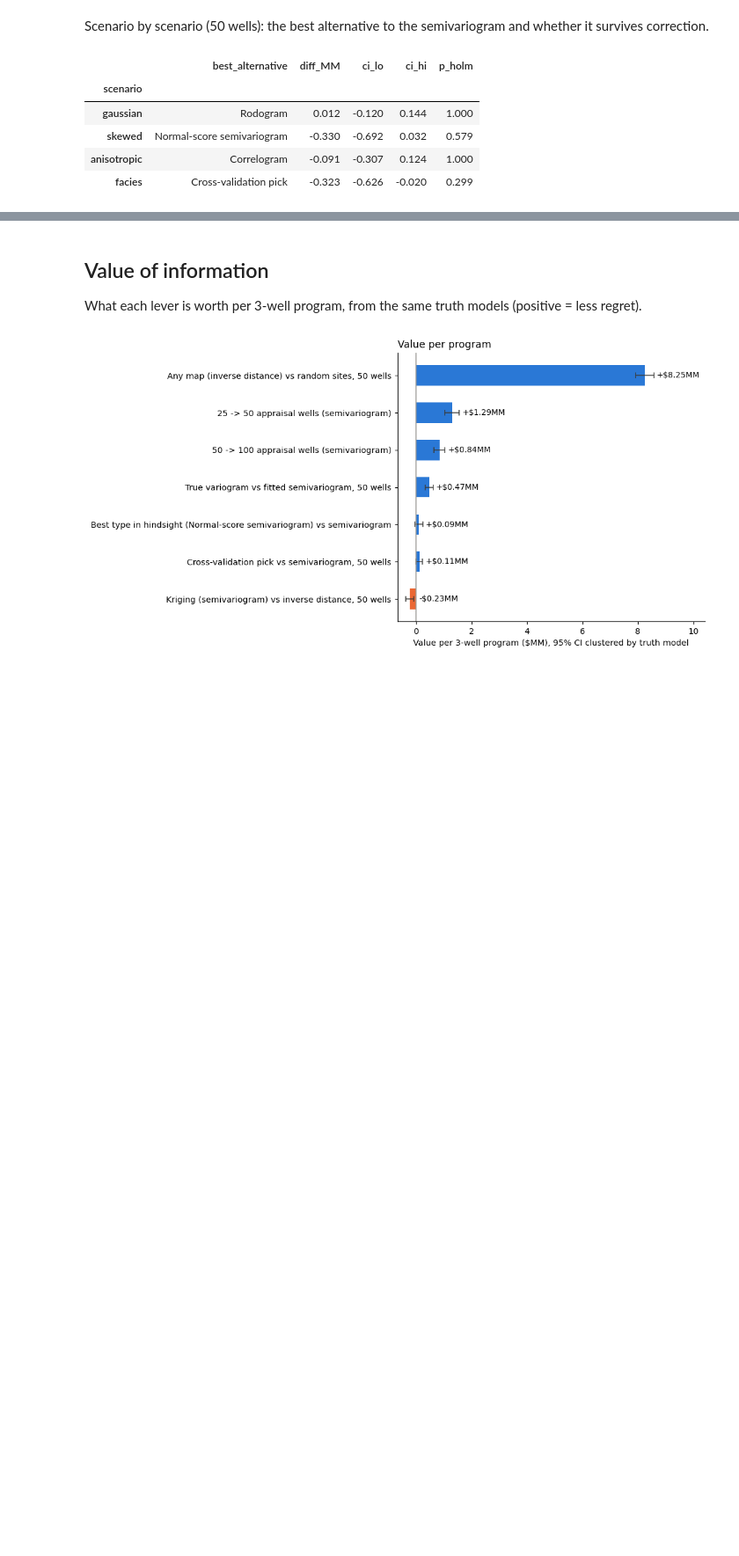
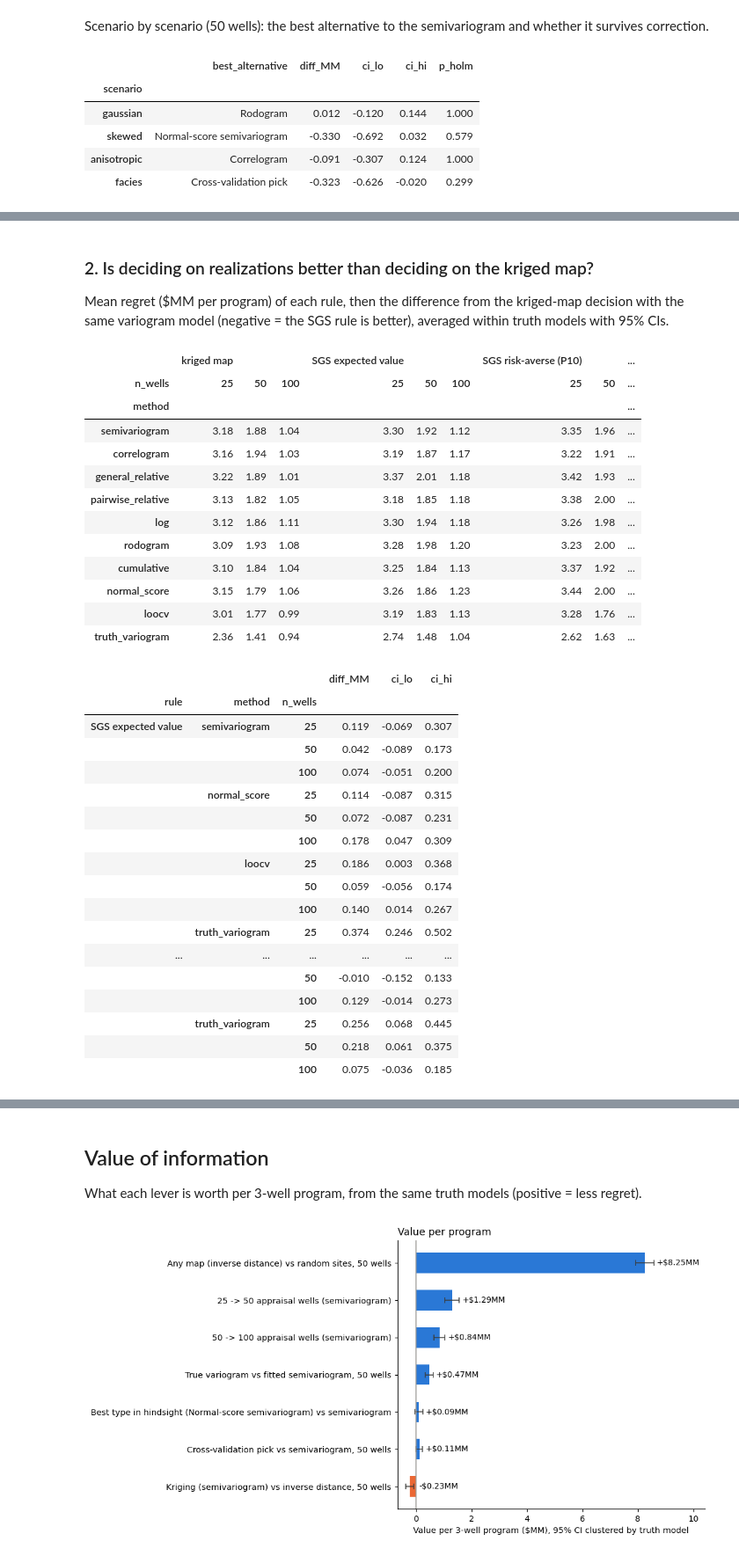
Before and after one commit to nkanter04/variogram-type-study, a Jupyter notebook: 03_kriging_decisions.ipynb, the cells around one changed output, grey strips where cells are left out. Shown at 88% size. Cells and saved outputs as stored; diff of their text form; code cells hidden in the pictures; blank space fills up the shorter version.

```diff
--- a/03_kriging_decisions.ipynb
+++ b/03_kriging_decisions.ipynb
@@ -151,0 +195,5 @@ pd.DataFrame(rows).set_index('scenario').round(3)
+# %%
+R_ = run_study('main')
+dec_ = R_['decisions']
+sep = A.type_separation(dec_)
+sep.round(3)
@@ -151,0 +212,46 @@ pd.DataFrame(rows).set_index('scenario').round(3)
+# %% [markdown]
+### 2. Is deciding on realizations better than deciding on the kriged map?
+
+Mean regret ($MM per program) of each rule, then the difference from the kriged-map decision with the same variogram
+model (negative = the SGS rule is better), averaged within truth models with 95% CIs.
+# %%
+tab = []
+for rule, suf in A.RULES.items():
+    d = A.rule_frame(dec_, suf)
+    t = d[d.method.isin(C.VTYPES + ['loocv', 'truth_variogram'])].pivot_table(index='method', columns='n_wells', values='regret_MM')
+    tab.append(pd.concat({rule: t}, axis=1))
+display(pd.concat(tab, axis=1).loc[C.VTYPES + ['loocv', 'truth_variogram']].round(2))
+rv = A.rule_vs_kriging(dec_)
+rv.round(3)
+# %% [output]
+|  | kriged map |  |  | SGS expected value |  |  | SGS risk-averse (P10) |  | ... |
+| n_wells | 25 | 50 | 100 | 25 | 50 | 100 | 25 | 50 | ... |
+| method |  |  |  |  |  |  |  |  | ... |
+| semivariogram | 3.18 | 1.88 | 1.04 | 3.30 | 1.92 | 1.12 | 3.35 | 1.96 | ... |
+| correlogram | 3.16 | 1.94 | 1.03 | 3.19 | 1.87 | 1.17 | 3.22 | 1.91 | ... |
+| general_relative | 3.22 | 1.89 | 1.01 | 3.37 | 2.01 | 1.18 | 3.42 | 1.93 | ... |
+| pairwise_relative | 3.13 | 1.82 | 1.05 | 3.18 | 1.85 | 1.18 | 3.38 | 2.00 | ... |
+| log | 3.12 | 1.86 | 1.11 | 3.30 | 1.94 | 1.18 | 3.26 | 1.98 | ... |
+| rodogram | 3.09 | 1.93 | 1.08 | 3.28 | 1.98 | 1.20 | 3.23 | 2.00 | ... |
+| cumulative | 3.10 | 1.84 | 1.04 | 3.25 | 1.84 | 1.13 | 3.37 | 1.92 | ... |
+| normal_score | 3.15 | 1.79 | 1.06 | 3.26 | 1.86 | 1.23 | 3.44 | 2.00 | ... |
+| loocv | 3.01 | 1.77 | 0.99 | 3.19 | 1.83 | 1.13 | 3.28 | 1.76 | ... |
+| truth_variogram | 2.36 | 1.41 | 0.94 | 2.74 | 1.48 | 1.04 | 2.62 | 1.63 | ... |
+|  |  |  | diff_MM | ci_lo | ci_hi |
+| rule | method | n_wells |  |  |  |
+| SGS expected value | semivariogram | 25 | 0.119 | -0.069 | 0.307 |
+|  |  | 50 | 0.042 | -0.089 | 0.173 |
+|  |  | 100 | 0.074 | -0.051 | 0.200 |
+|  | normal_score | 25 | 0.114 | -0.087 | 0.315 |
+|  |  | 50 | 0.072 | -0.087 | 0.231 |
+|  |  | 100 | 0.178 | 0.047 | 0.309 |
+|  | loocv | 25 | 0.186 | 0.003 | 0.368 |
+|  |  | 50 | 0.059 | -0.056 | 0.174 |
+|  |  | 100 | 0.140 | 0.014 | 0.267 |
+|  | truth_variogram | 25 | 0.374 | 0.246 | 0.502 |
+| ... | ... | ... | ... | ... | ... |
+|  |  | 50 | -0.010 | -0.152 | 0.133 |
+|  |  | 100 | 0.129 | -0.014 | 0.273 |
+|  | truth_variogram | 25 | 0.256 | 0.068 | 0.445 |
+|  |  | 50 | 0.218 | 0.061 | 0.375 |
+|  |  | 100 | 0.075 | -0.036 | 0.185 |
```
Also changed, not shown: parts of 9 cells of this notebook, 14 other files.
